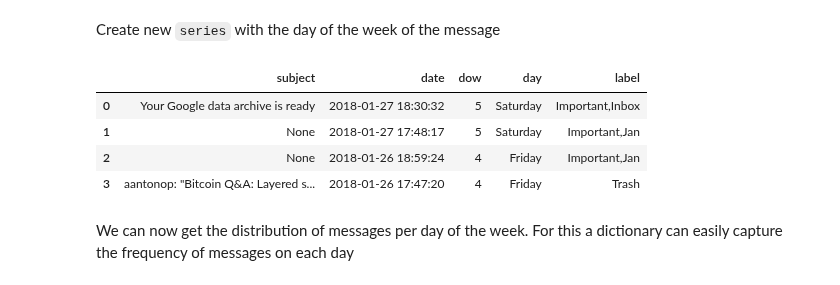
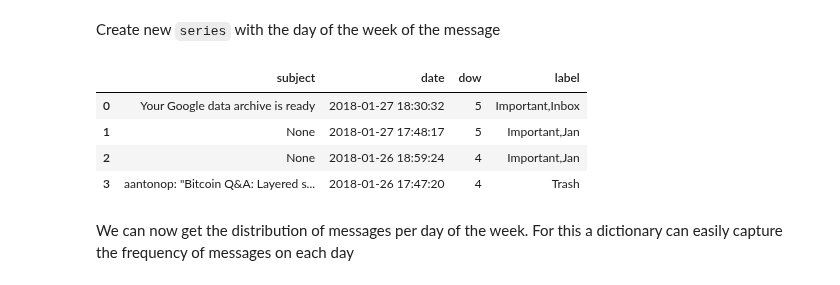
Before and after one commit to jsdiazpo/Gmail_Analysis, a Jupyter notebook: Gmail_Analysis.ipynb, the cells around one changed output. Cells and saved outputs as stored; diff of their text form; code cells hidden in the pictures.

```diff
--- a/Gmail_Analysis.ipynb
+++ b/Gmail_Analysis.ipynb
@@ -295,13 +295,13 @@ for i in range(len(df)):
 Create new `series` with the day of the week of the message
 # %%
 df['dow'] = dow
-df[['subject', 'date', 'dow', 'day', 'label']].head(4)
+df[['subject', 'date', 'dow', 'label']].head(4)
 # %% [output]
-|  | subject | date | dow | day | label |
-| 0 | Your Google data archive is ready | 2018-01-27 18:30:32 | 5 | Saturday | Important,Inbox |
-| 1 | None | 2018-01-27 17:48:17 | 5 | Saturday | Important,Jan |
-| 2 | None | 2018-01-26 18:59:24 | 4 | Friday | Important,Jan |
-| 3 | aantonop: "Bitcoin Q&A: Layered s... | 2018-01-26 17:47:20 | 4 | Friday | Trash |
+|  | subject | date | dow | label |
+| 0 | Your Google data archive is ready | 2018-01-27 18:30:32 | 5 | Important,Inbox |
+| 1 | None | 2018-01-27 17:48:17 | 5 | Important,Jan |
+| 2 | None | 2018-01-26 18:59:24 | 4 | Important,Jan |
+| 3 | aantonop: "Bitcoin Q&A: Layered s... | 2018-01-26 17:47:20 | 4 | Trash |
 # %%
 df_in = df[df['to'] == 'me']
 df_out = df[df['from'] == 'me']
```
Also changed, not shown: parts of 1 cell of this notebook.
